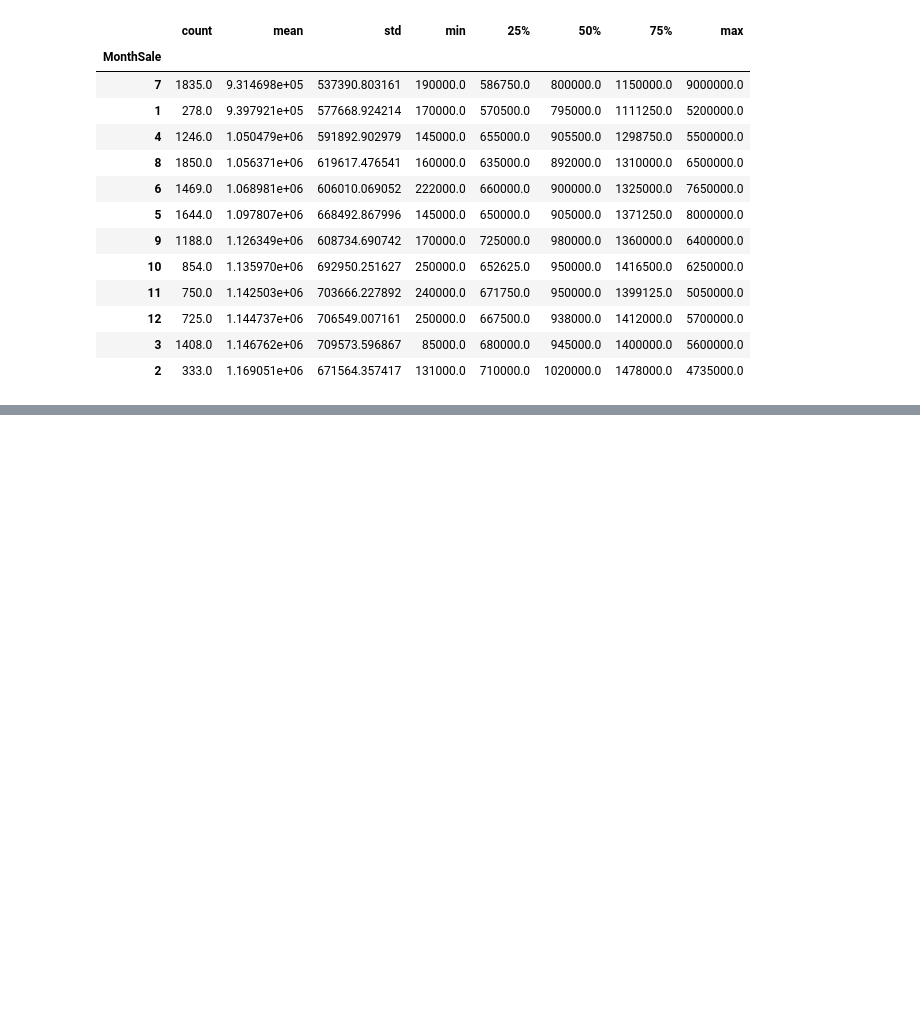
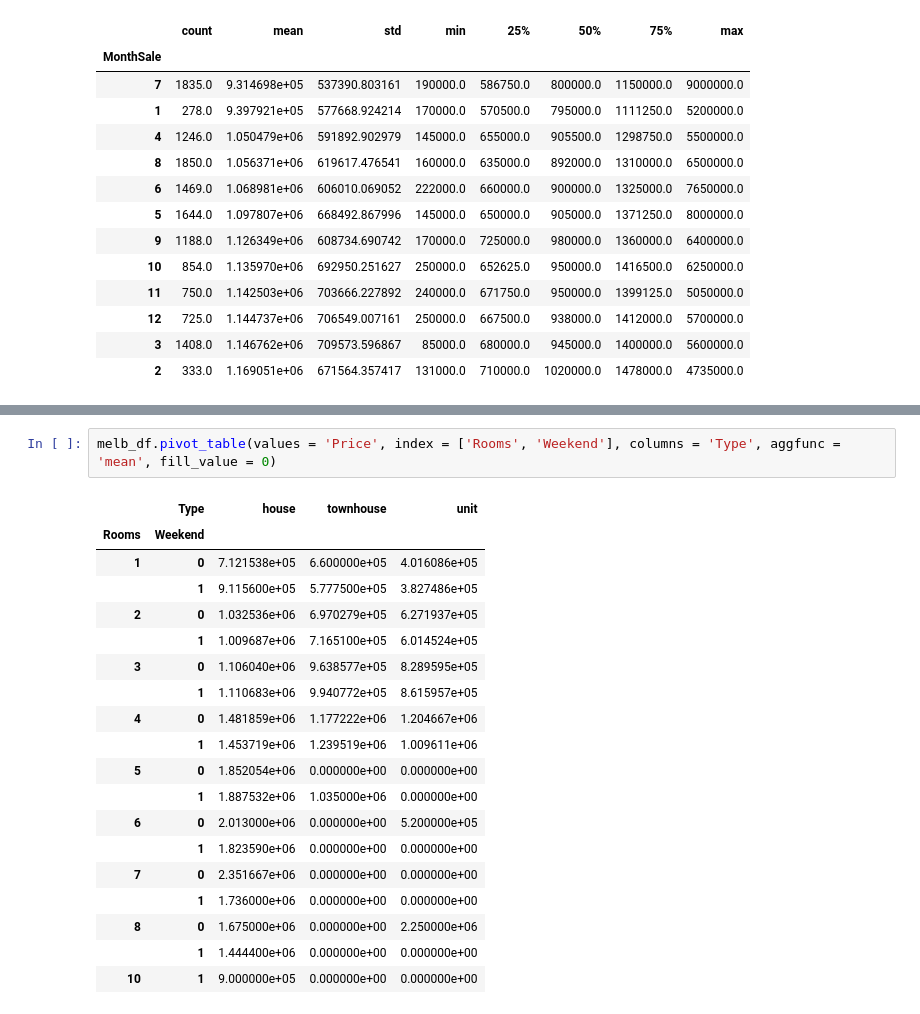
Before and after one commit to SudarickovIlya/DataCleaningProject, a Jupyter notebook: Advanced_pandas/Sort+Group.ipynb, the cells around one changed output, grey strips where cells are left out. Cells and saved outputs as stored; diff of their text form; blank space fills up the shorter version.

```diff
--- a/Advanced_pandas/Sort+Group.ipynb
+++ b/Advanced_pandas/Sort+Group.ipynb
@@ -215,0 +244,22 @@ melb_df.groupby('Regionname')['SellerG'].agg(['nunique', set])
+# %%
+melb_df.pivot_table(values = 'Price', index = ['Rooms', 'Weekend'], columns = 'Type', aggfunc = 'mean', fill_value = 0)
+# %% [output]
+|  | Type | house | townhouse | unit |
+| Rooms | Weekend |  |  |  |
+| 1 | 0 | 7.121538e+05 | 6.600000e+05 | 4.016086e+05 |
+|  | 1 | 9.115600e+05 | 5.777500e+05 | 3.827486e+05 |
+| 2 | 0 | 1.032536e+06 | 6.970279e+05 | 6.271937e+05 |
+|  | 1 | 1.009687e+06 | 7.165100e+05 | 6.014524e+05 |
+| 3 | 0 | 1.106040e+06 | 9.638577e+05 | 8.289595e+05 |
+|  | 1 | 1.110683e+06 | 9.940772e+05 | 8.615957e+05 |
+| 4 | 0 | 1.481859e+06 | 1.177222e+06 | 1.204667e+06 |
+|  | 1 | 1.453719e+06 | 1.239519e+06 | 1.009611e+06 |
+| 5 | 0 | 1.852054e+06 | 0.000000e+00 | 0.000000e+00 |
+|  | 1 | 1.887532e+06 | 1.035000e+06 | 0.000000e+00 |
+| 6 | 0 | 2.013000e+06 | 0.000000e+00 | 5.200000e+05 |
+|  | 1 | 1.823590e+06 | 0.000000e+00 | 0.000000e+00 |
+| 7 | 0 | 2.351667e+06 | 0.000000e+00 | 0.000000e+00 |
+|  | 1 | 1.736000e+06 | 0.000000e+00 | 0.000000e+00 |
+| 8 | 0 | 1.675000e+06 | 0.000000e+00 | 2.250000e+06 |
+|  | 1 | 1.444400e+06 | 0.000000e+00 | 0.000000e+00 |
+| 10 | 1 | 9.000000e+05 | 0.000000e+00 | 0.000000e+00 |
```
Also changed, not shown: parts of 5 cells of this notebook.
